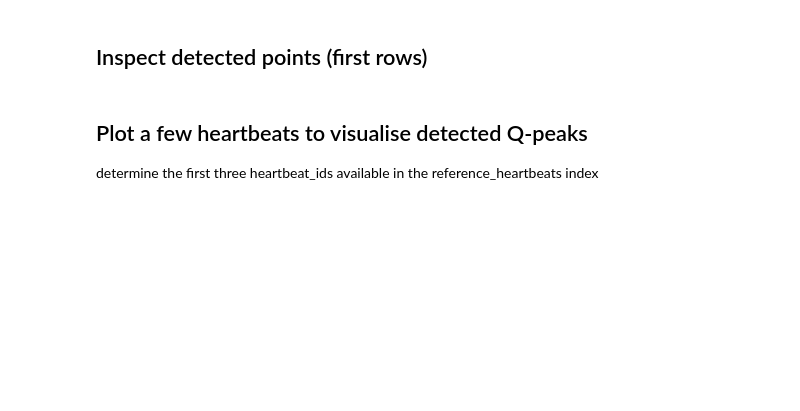
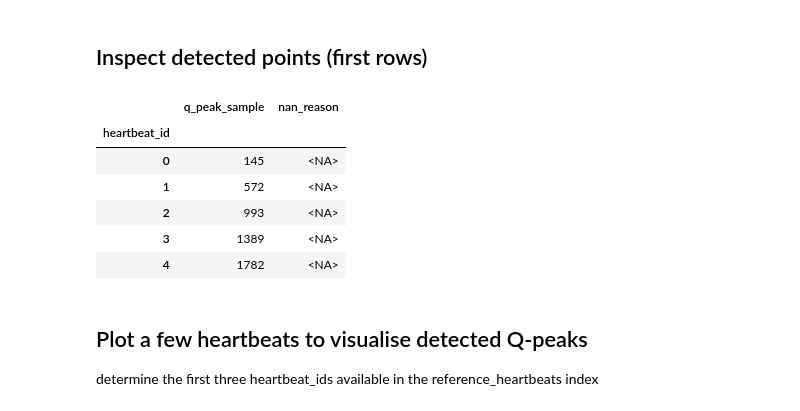
Before and after one commit to empkins/pepbench, a Jupyter notebook: examples/Q_Peak_Detection_Example.ipynb, the cells around one changed output. Drawn from its saved outputs; the diff is of its cells as text; code cells hidden in the pictures; blank space fills up the shorter version.

```diff
--- a/examples/Q_Peak_Detection_Example.ipynb
+++ b/examples/Q_Peak_Detection_Example.ipynb
@@ -58,7 +51,15 @@ q_algo.extract(ecg=datapoint.ecg, heartbeats=datapoint.heartbeats, sampling_rate
 # %% [markdown]
 ## Inspect detected points (first rows)
 # %%
-display(q_algo.points_.head())
+q_algo.points_.head()
+# %% [output]
+|  | q_peak_sample | nan_reason |
+| heartbeat_id |  |  |
+| 0 | 145 | <NA> |
+| 1 | 572 | <NA> |
+| 2 | 993 | <NA> |
+| 3 | 1389 | <NA> |
+| 4 | 1782 | <NA> |
 # %% [markdown]
 ## Plot a few heartbeats to visualise detected Q-peaks
 determine the first three heartbeat_ids available in the reference_heartbeats index
```
Also changed, not shown: parts of 17 cells of this notebook, 4 other files.
